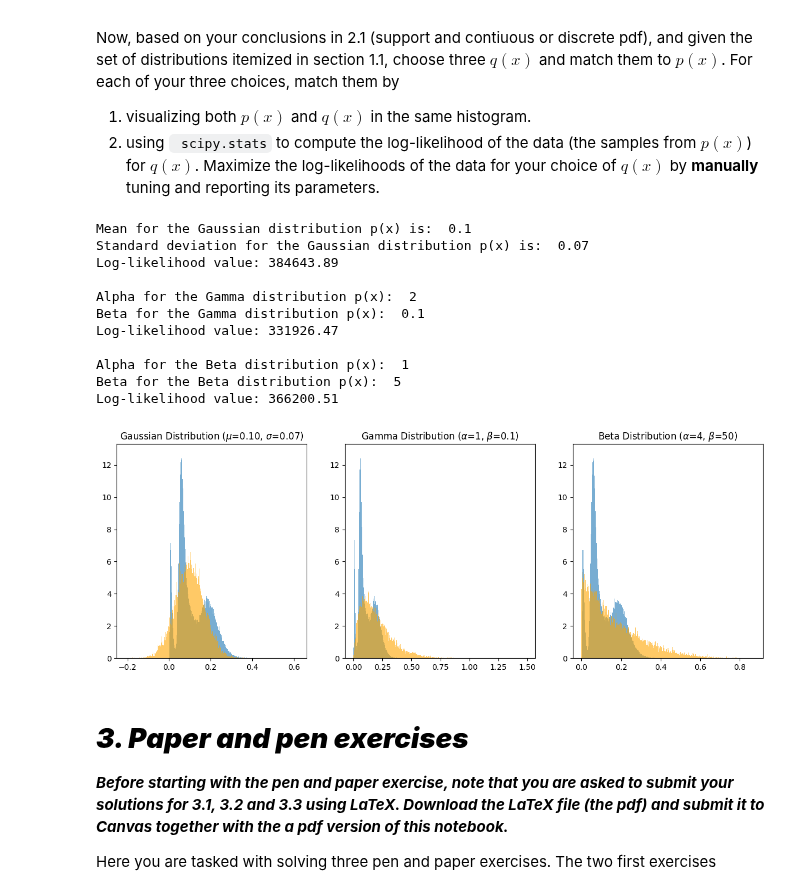
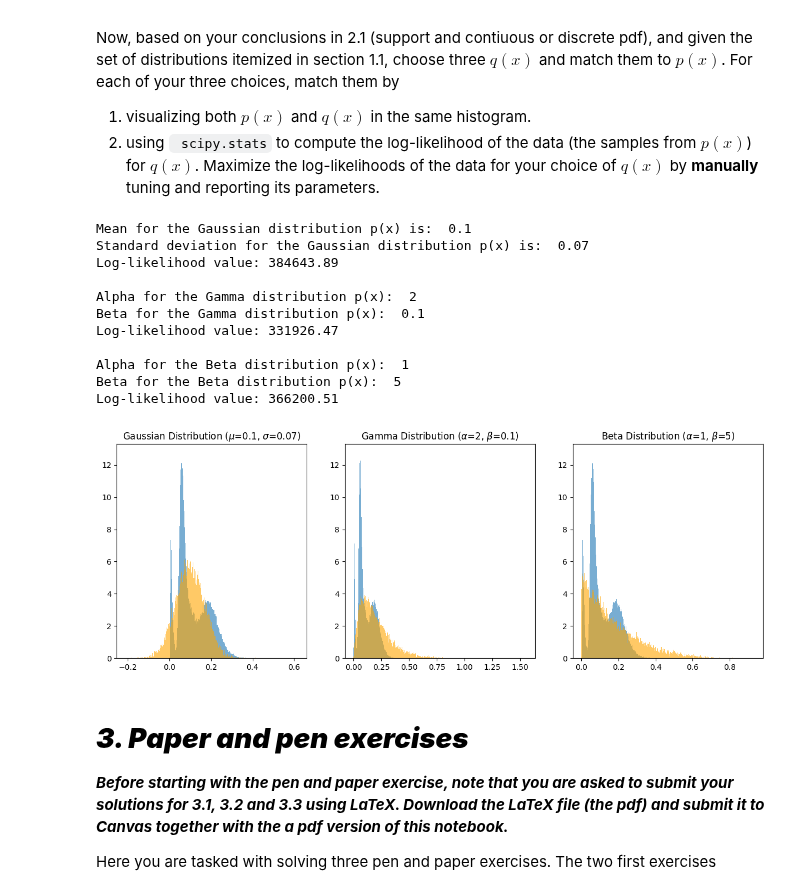
Before and after one commit to leonardodeclara/DD2447-Statistical-Methods-in-Applied-Computer-Science, a Jupyter notebook: Assignment_1/assignment1.ipynb, the cells around one changed output. Saved outputs shown, nothing was run; the diff lists cells and outputs as text; code cells hidden in the pictures.

```diff
--- a/Assignment_1/assignment1.ipynb
+++ b/Assignment_1/assignment1.ipynb
@@ -413,7 +415,7 @@ std_dev = 0.07
 samples=np.random.normal(mean,std_dev,50000)
 axs[0].hist(p,bins=1000,density=True, alpha = 0.6,label='$p(x)$')
 axs[0].hist(samples,bins=1000,density=True, color = 'orange', alpha = 0.6,label='$q(x)$')
-axs[0].set_title('Gaussian Distribution ($\mu$=0.10, $\sigma$=0.07)')
+axs[0].set_title('Gaussian Distribution ($\mu$={}, $\sigma$={})'.format(mean,std_dev))
 print('\nMean for the Gaussian distribution p(x) is: ', mean)
 print('Standard deviation for the Gaussian distribution p(x) is: ', std_dev)
 print('Log-likelihood value: {:.2f}'.format(np.sum(norm.logpdf(p, loc=mean, scale=std_dev))))
@@ -424,36 +426,36 @@ beta2 = 0.1
 samples2 = np.random.gamma(alpha2, beta2, 50000)
 axs[1].hist(p,bins=1000,density=True,  alpha = 0.6, label='$p(x)$')
 axs[1].hist(samples2,bins=1000,density=True, color='orange', alpha = 0.6, label='$q(x)$')
-axs[1].set_title('Gamma Distribution ($\\alpha$=1, $\\beta$=0.1)')
+axs[1].set_title('Gamma Distribution ($\\alpha$={}, $\\beta$={})'.format(alpha2,beta2))
 print('\nAlpha for the Gamma distribution p(x): ', alpha2)
 print('Beta for the Gamma distribution p(x): ', beta2)
 print('Log-likelihood value: {:.2f}'.format(np.sum(gamma.logpdf(p, a=alpha2, scale=beta2))))
 
 #Beta distribution p(x)
 alpha3 = 1
 beta3 = 5
 samples3 = np.random.beta(alpha3,beta3,50000)
 axs[2].hist(p,bins=1000,density=True, alpha = 0.6, label='$p(x)$')
 axs[2].hist(samples3,bins=1000,density=True, color='orange', alpha = 0.6, label='$q(x)$')
-axs[2].set_title('Beta Distribution ($\\alpha$=4, $\\beta$=50)')
+axs[2].set_title('Beta Distribution ($\\alpha$={}, $\\beta$={})'.format(alpha3,beta3))
 print('\nAlpha for the Beta distribution p(x): ', alpha3)
 print('Beta for the Beta distribution p(x): ', beta3)
 print('Log-likelihood value: {:.2f}'.format(np.sum(beta.logpdf(p, a=alpha3, b=beta3))))
 
 plt.show()
 # %% [output]
 Mean for the Gaussian distribution p(x) is:  0.1
 Standard deviation for the Gaussian distribution p(x) is:  0.07
 Log-likelihood value: 384643.89
 
 Alpha for the Gamma distribution p(x):  2
 Beta for the Gamma distribution p(x):  0.1
 Log-likelihood value: 331926.47
 
 Alpha for the Beta distribution p(x):  1
 Beta for the Beta distribution p(x):  5
 Log-likelihood value: 366200.51
-[figure, old version]
+[figure, new version]
 # %% [markdown]
 # ***3. Paper and pen exercises***
 
```
Also changed, not shown: parts of 7 cells of this notebook, 1 other file.
